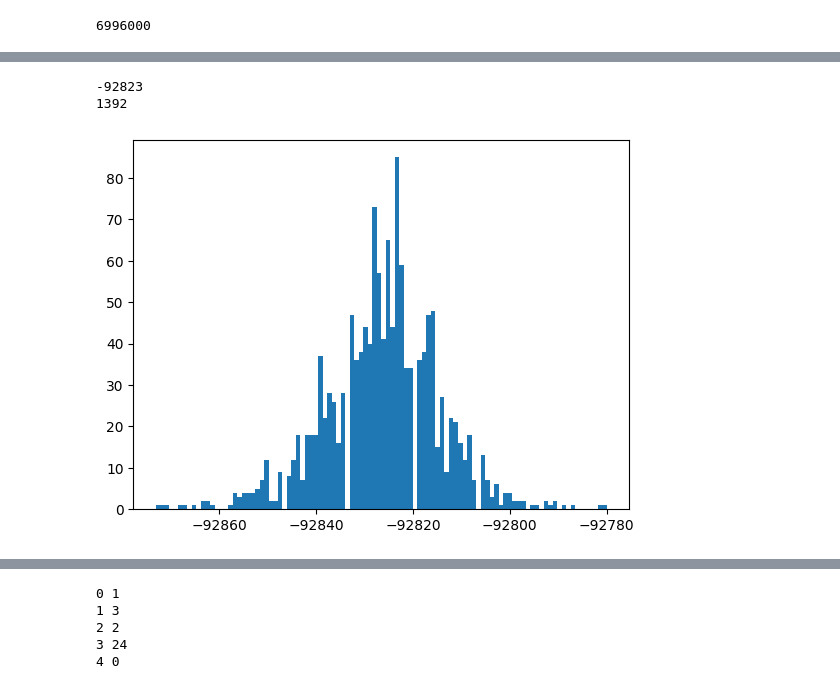
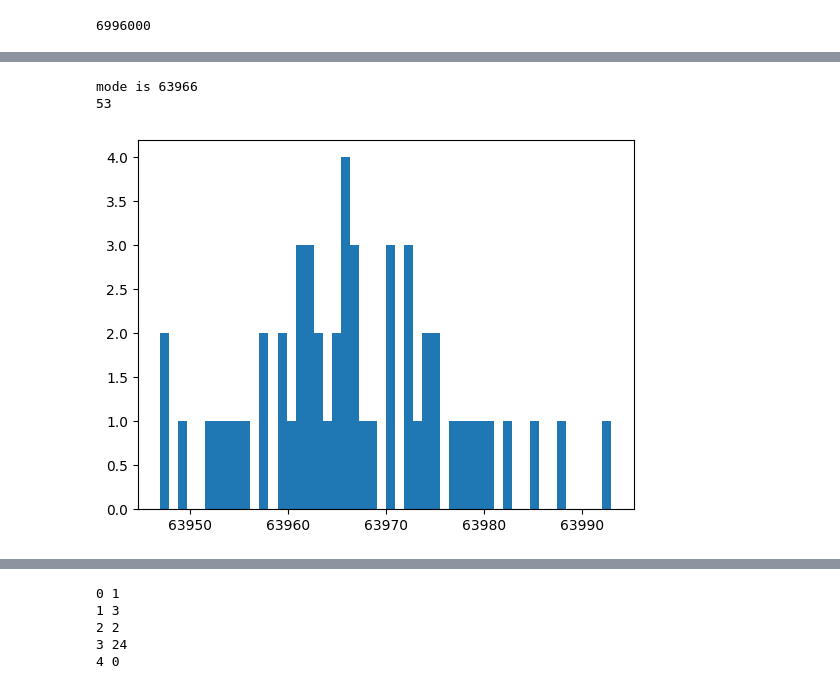
Before and after one commit to dfrikken/panelCodeRETCR, a Jupyter notebook: testingFor24/newHitBufferReader.ipynb, the cells around one changed output, grey strips where cells are left out. Cells and saved outputs as stored; diff of their text form; code cells hidden in the pictures.

```diff
--- a/testingFor24/newHitBufferReader.ipynb
+++ b/testingFor24/newHitBufferReader.ipynb
@@ -438,0 +334,8 @@ plt.scatter(pltxlist,pltlist)
+# %%
+plt2List = []
+for n,i in enumerate(port0List):
+    #print()
+    if n < len(port0List)-1:
+        plt2List.append(port0List[n+1] - i)
+plt.hist(plt2List, bins=1000)
+plt.yscale('log')
@@ -438,0 +344,8 @@ plt.scatter(pltxlist,pltlist)
+# %%
+compareList= []
+for n,i in enumerate(pltList):
+    if abs(i - plt2List[n]) < 1e8:
+        compareList.append(i - plt2List[n])
+
+plt.hist(compareList,bins = 100)
+plt.yscale('log')
@@ -438,0 +354,11 @@ plt.scatter(pltxlist,pltlist)
+# %%
+pltList = []
+j =0
+for n,i in enumerate(port0List):
+
+
+    if (abs(closest(dataList,i)- i)) < 1e8:
+        j+=1
+        #print(closest(dataList,i)- i)
+        pltList.append(closest(dataList,i)- i)
+print(j)
@@ -490,7 +466,7 @@ adcList = []
 
 for i in dfPort0.index:
 
-    testVal = dfPort0.iloc[i,6]
+    testVal = dfPort0.iloc[i,3]
     #print(dfPort0.iloc[i])
     #print(len(str(testVal)))
     #if()
@@ -526,28 +504,28 @@ coincidentValue = int(x[np.where(y == y.max())])
 # %%
 
 modeValue = statistics.mode(coincidentList)
-print(modeValue)
+print(f'mode is {modeValue}')
 pltList = []
 p0adcPlotList = []
 p1adcPlotList = []
 timeDiffList = []
 for n,i in enumerate(coincidentList):
     if (i < modeValue+100 and i > modeValue-100):
         pltList.append(i)
         p0adcPlotList.append(adcList[n][0])
         p1adcPlotList.append(adcList[n][1])
         timeDiffList.append(modeValue - i)
 
 #plt.hist(pltList, bins = 100)
-y, x, _ = plt.hist(pltList, bins = 100)
+y, x, _ = plt.hist(pltList, bins = 50)
 
 #print (x.max())
 #print(y.max())
 print(len(pltList))
 # %% [output]
--92823
-1392
+mode is 63966
+53
-[figure, old version]
+[figure, new version]
 # %%
 plt.scatter(p0adcPlotList,p1adcPlotList, c = timeDiffList,cmap=plt.cm.get_cmap('jet'))
 plt.colorbar()
```
Also changed, not shown: parts of 33 cells of this notebook, 5 other files.
